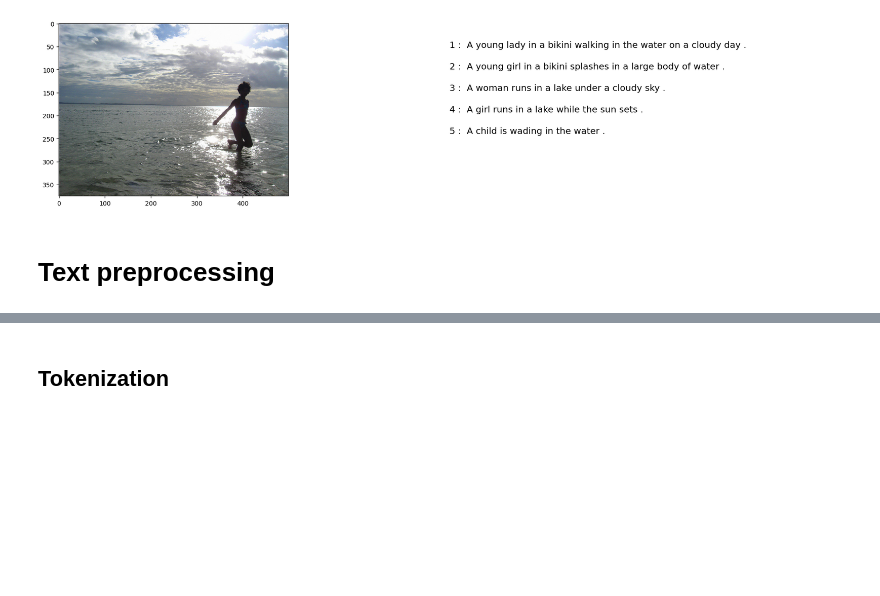
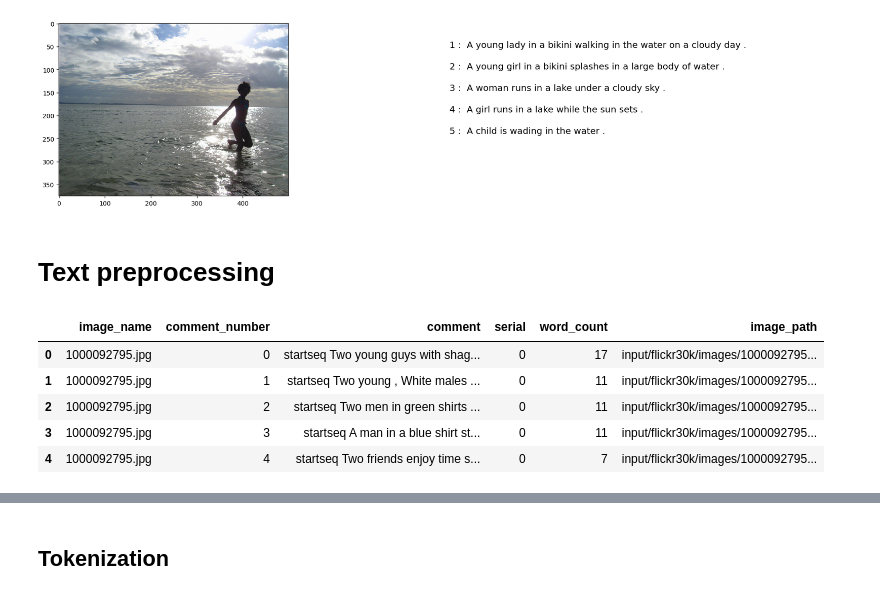
Before and after one commit to tikendraw/caption-generator, a Jupyter notebook: captiongenerator_notebook.ipynb, the cells around one changed output, grey strips where cells are left out. Cells and saved outputs as stored; diff of their text form; code cells hidden in the pictures; blank space fills up the shorter version.

```diff
--- a/captiongenerator_notebook.ipynb
+++ b/captiongenerator_notebook.ipynb
@@ -277,0 +282,9 @@ a = plot_image_with_captions(df)
+# %%
+df.head()
+# %% [output]
+|  | image_name | comment_number | comment | serial | word_count | image_path |
+| 0 | 1000092795.jpg | 0 | startseq Two young guys with shag... | 0 | 17 | input/flickr30k/images/1000092795... |
+| 1 | 1000092795.jpg | 1 | startseq Two young , White males ... | 0 | 11 | input/flickr30k/images/1000092795... |
+| 2 | 1000092795.jpg | 2 | startseq Two men in green shirts ... | 0 | 11 | input/flickr30k/images/1000092795... |
+| 3 | 1000092795.jpg | 3 | startseq A man in a blue shirt st... | 0 | 11 | input/flickr30k/images/1000092795... |
+| 4 | 1000092795.jpg | 4 | startseq Two friends enjoy time s... | 0 | 7 | input/flickr30k/images/1000092795... |
```
Also changed, not shown: parts of 39 cells of this notebook.
